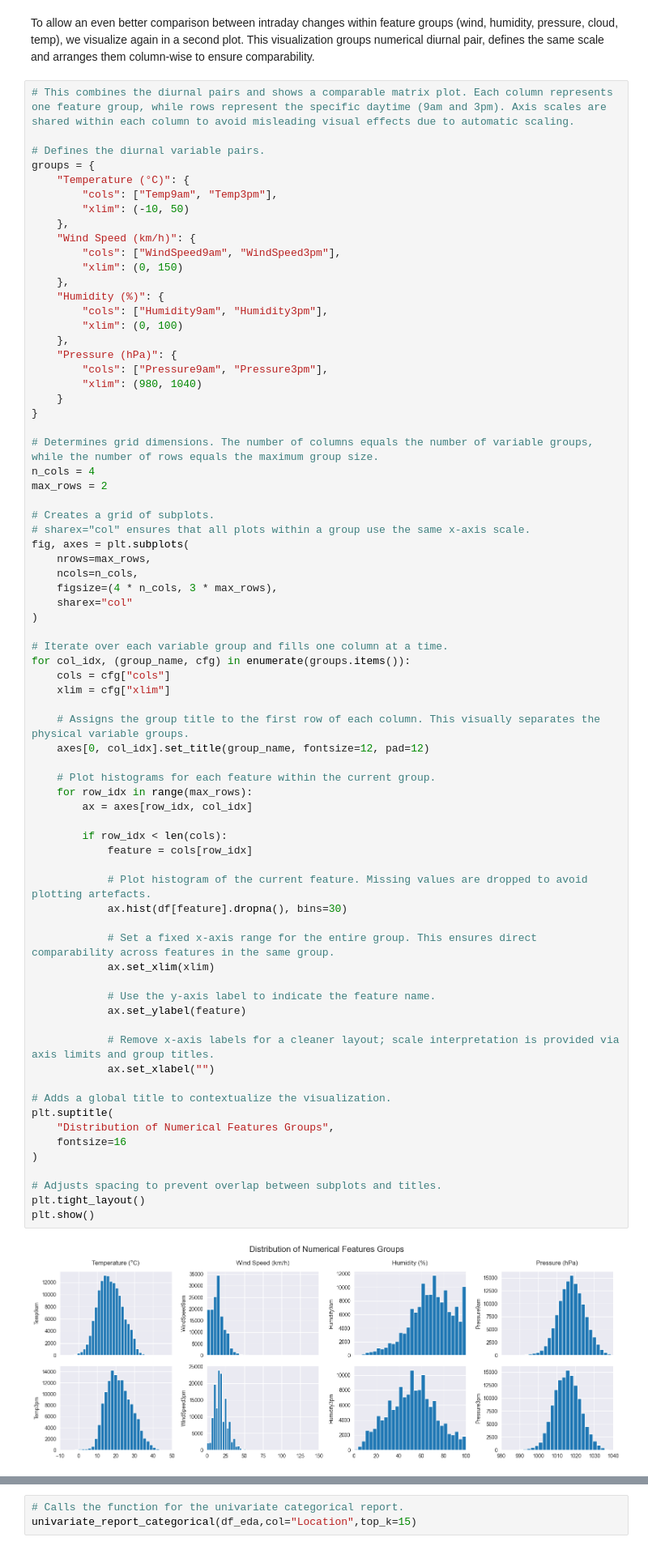
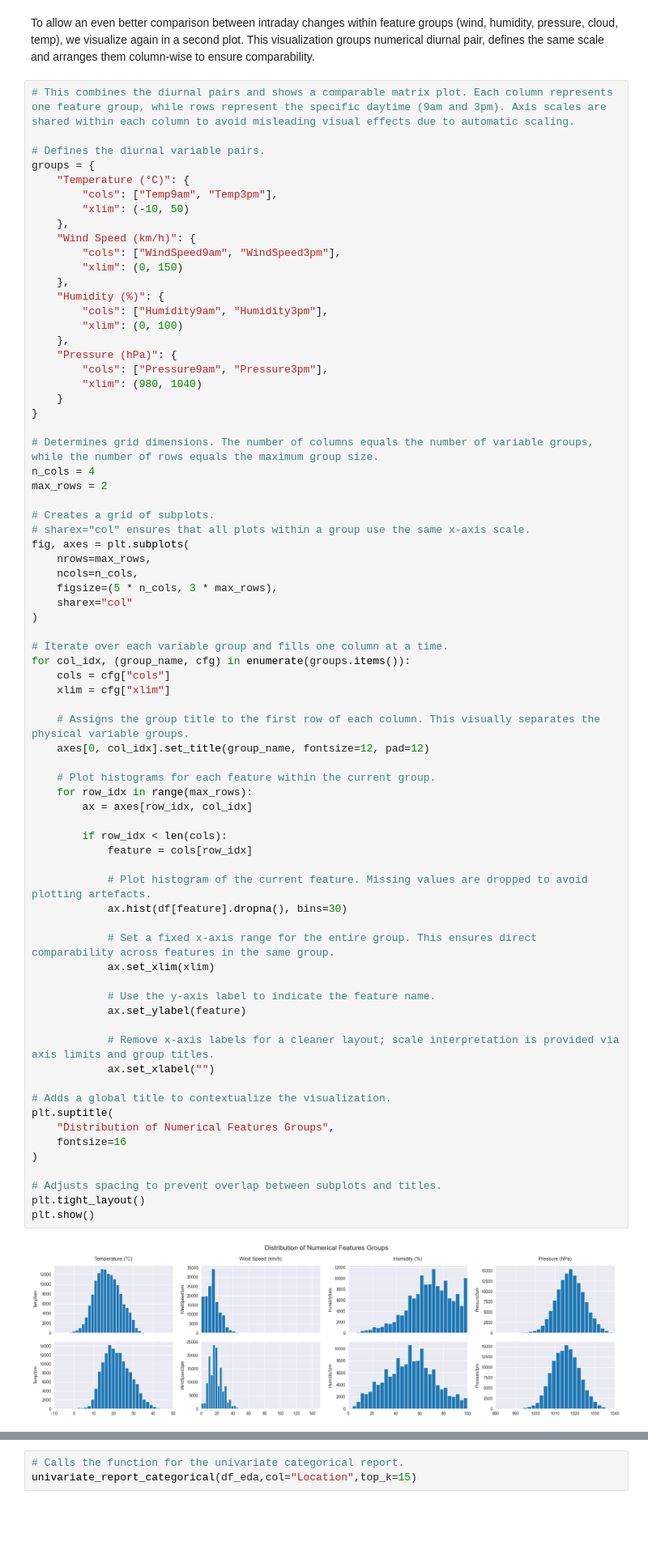
Before and after one commit to AstouK/Rain_Australia, a Jupyter notebook: rain_australia v3.ipynb, the cells around one changed output, grey strips where cells are left out. Shown at 81% size. Saved outputs shown, nothing was run; the diff lists cells and outputs as text; blank space fills up the shorter version.

Commit message:
Creating plots for presentation.

```diff
--- a/rain_australia v3.ipynb
+++ b/rain_australia v3.ipynb
@@ -958,7 +958,7 @@ max_rows = 2
 fig, axes = plt.subplots(
     nrows=max_rows,
     ncols=n_cols,
-    figsize=(4 * n_cols, 3 * max_rows),
+    figsize=(5 * n_cols, 3 * max_rows),
     sharex="col"
 )
 
@@ -972,34 +972,34 @@ for col_idx, (group_name, cfg) in enumerate(groups.items()):
 
     # Plot histograms for each feature within the current group.
     for row_idx in range(max_rows):
         ax = axes[row_idx, col_idx]
 
         if row_idx < len(cols):
             feature = cols[row_idx]
 
             # Plot histogram of the current feature. Missing values are dropped to avoid plotting artefacts.
             ax.hist(df[feature].dropna(), bins=30)
 
             # Set a fixed x-axis range for the entire group. This ensures direct comparability across features in the same group.
             ax.set_xlim(xlim)
 
             # Use the y-axis label to indicate the feature name.
             ax.set_ylabel(feature)
 
             # Remove x-axis labels for a cleaner layout; scale interpretation is provided via axis limits and group titles.
             ax.set_xlabel("")
 
 # Adds a global title to contextualize the visualization.
 plt.suptitle(
     "Distribution of Numerical Features Groups",
     fontsize=16
 )
 
 # Adjusts spacing to prevent overlap between subplots and titles.
 plt.tight_layout()
 plt.show()
 # %% [output]
-[figure, old version]
+[figure, new version]
 # %% [markdown]
 #### Categorical Variables Analysis
 Categorical variable analysis aims to understand the distribution, prevalence, and data quality of non-numeric features within the dataset. By examining category frequencies, missing values, and class imbalances, this step provides insights into dominant patterns, potential biases, and limitations that may deliver implication for further analysis and model strategies.
```
